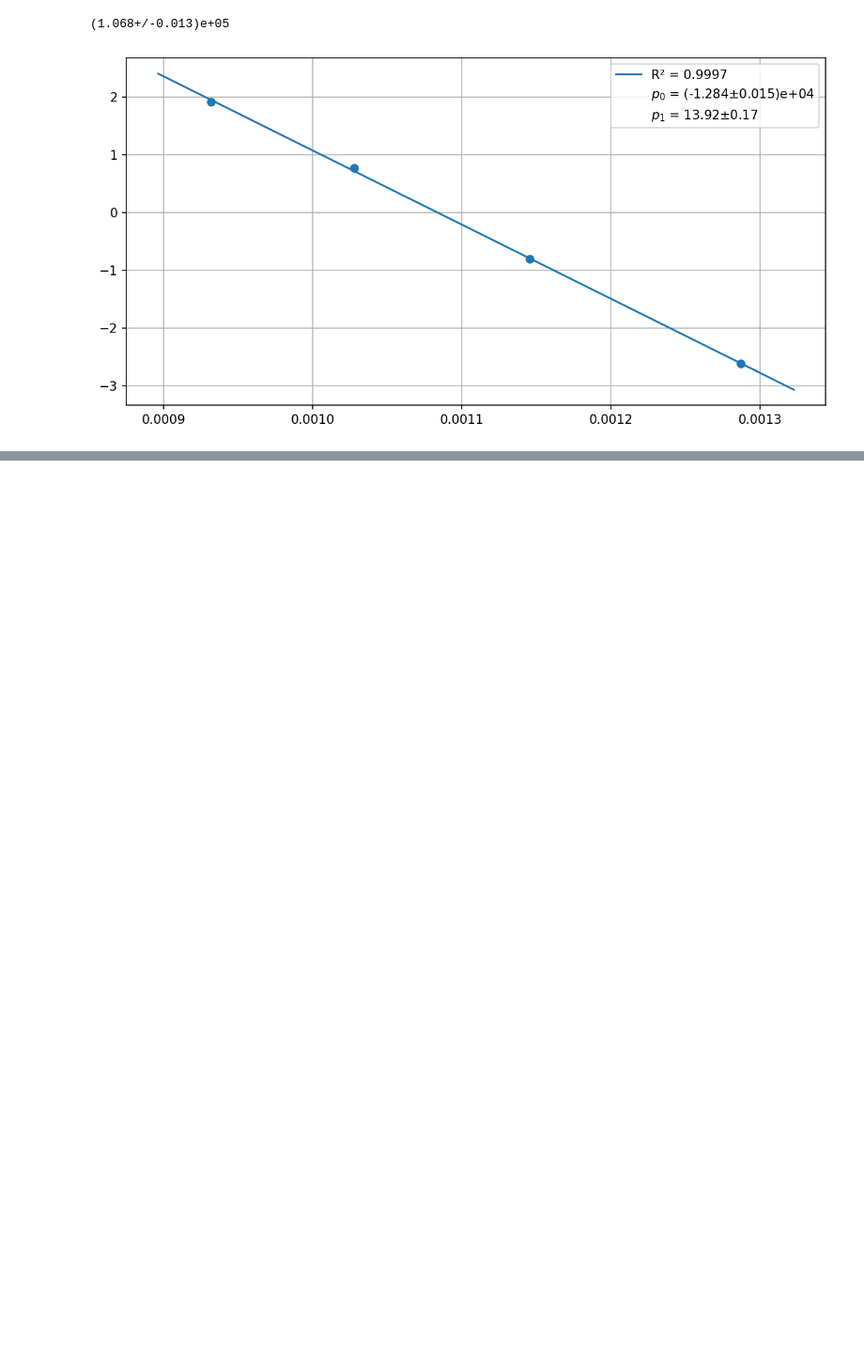
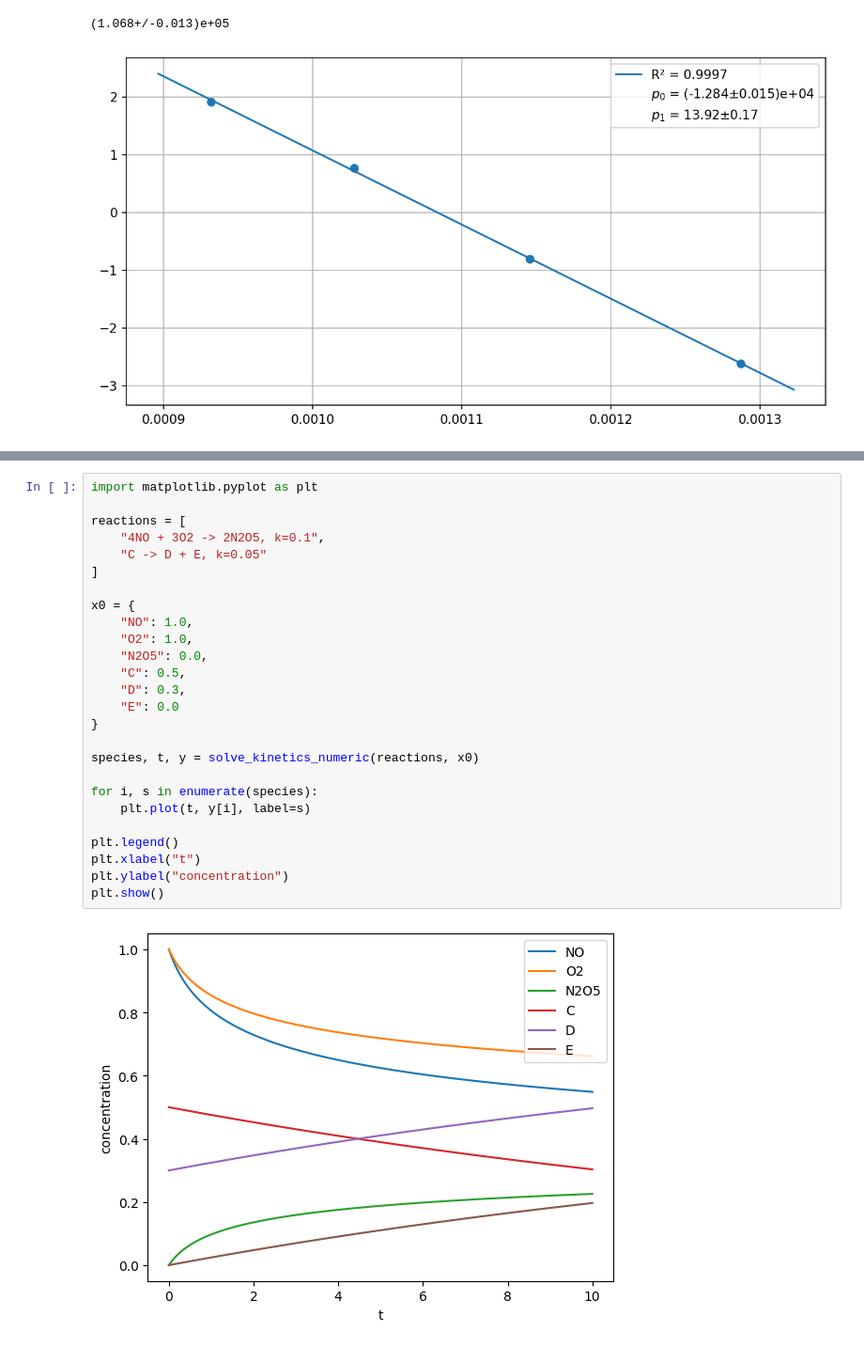
Before and after one commit to yaroslavsavateykin/notebooks, a Jupyter notebook: physha/Untitled.ipynb, the cells around one changed output, grey strips where cells are left out. Shown: that part at 94% size. Saved outputs shown, nothing was run; the diff lists cells and outputs as text; blank space fills up the shorter version.

```diff
--- a/physha/Untitled.ipynb
+++ b/physha/Untitled.ipynb
@@ -28,0 +148,28 @@ b
+# %%
+import matplotlib.pyplot as plt
+
+reactions = [
+    "4NO + 3O2 -> 2N2O5, k=0.1",
+    "C -> D + E, k=0.05"
+]
+
+x0 = {
+    "NO": 1.0,
+    "O2": 1.0,
+    "N2O5": 0.0,
+    "C": 0.5,
+    "D": 0.3,
+    "E": 0.0
+}
+
+species, t, y = solve_kinetics_numeric(reactions, x0)
+
+for i, s in enumerate(species):
+    plt.plot(t, y[i], label=s)
+
+plt.legend()
+plt.xlabel("t")
+plt.ylabel("concentration")
+plt.show()
+# %% [output]
+[figure, added]
```
Also changed, not shown: parts of 1 cell of this notebook, 6 other files.
